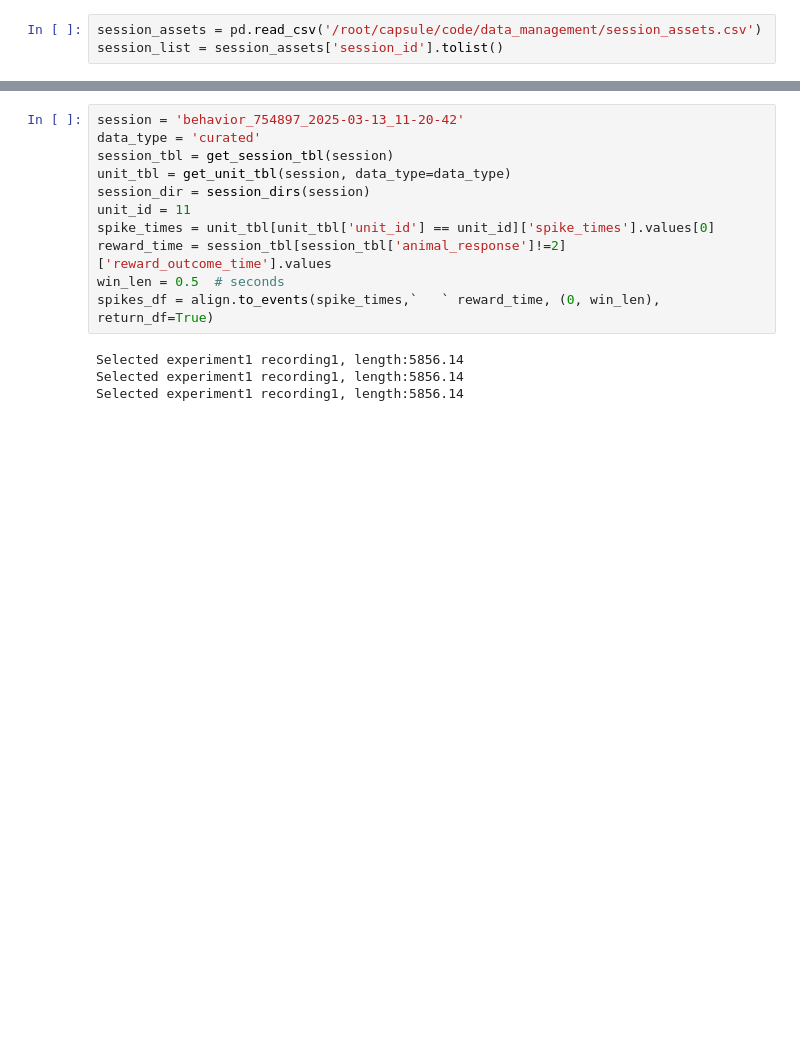
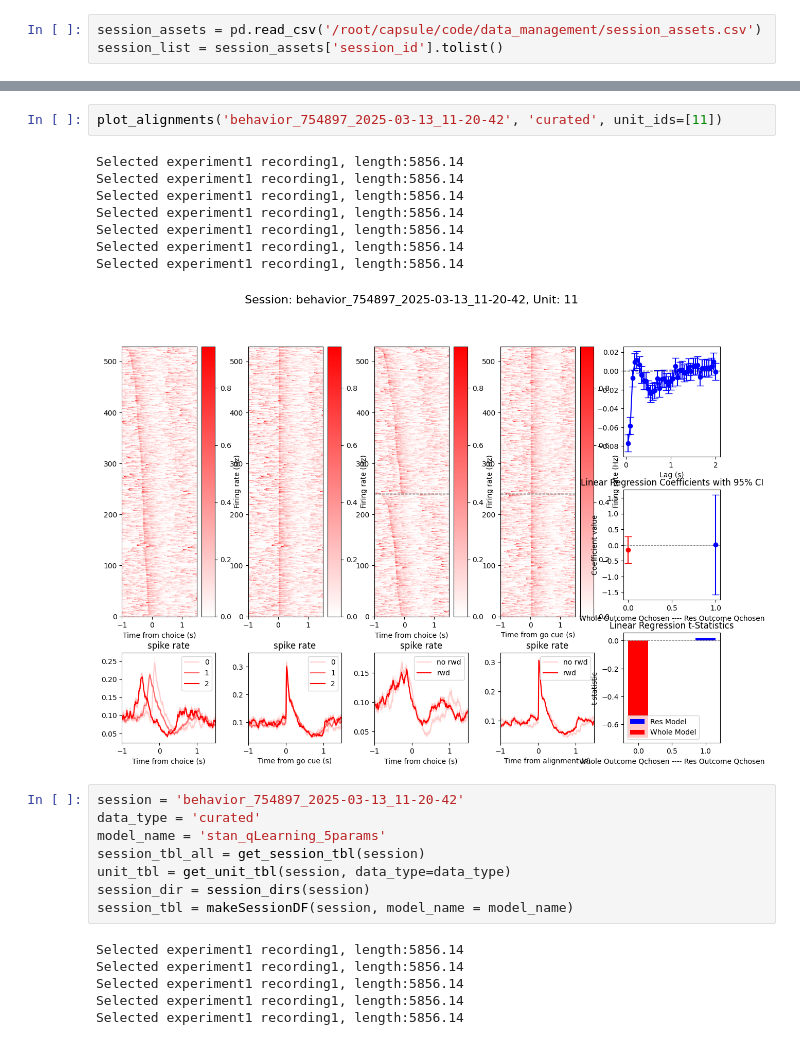
Before and after one commit to AllenNeuralDynamics/aind-beh-ephys-analysis, a Jupyter notebook: code/beh_ephys_analysis/infer_spike_rate.ipynb, the cells around one changed output, grey strips where cells are left out. Cells and saved outputs as stored; diff of their text form; blank space fills up the shorter version.

```diff
--- a/code/beh_ephys_analysis/infer_spike_rate.ipynb
+++ b/code/beh_ephys_analysis/infer_spike_rate.ipynb
@@ -82,16 +82,26 @@ Starting behavior_751181_2025-02-25_12-12-35
 ... (88 outputs left out)
+# %%
+plot_alignments('behavior_754897_2025-03-13_11-20-42', 'curated', unit_ids=[11])
+# %% [output]
+Selected experiment1 recording1, length:5856.14
+Selected experiment1 recording1, length:5856.14
+Selected experiment1 recording1, length:5856.14
+Selected experiment1 recording1, length:5856.14
+Selected experiment1 recording1, length:5856.14
+Selected experiment1 recording1, length:5856.14
+Selected experiment1 recording1, length:5856.14
+[figure, added]
 # %%
 session = 'behavior_754897_2025-03-13_11-20-42'
 data_type = 'curated'
-session_tbl = get_session_tbl(session)
+model_name = 'stan_qLearning_5params'
+session_tbl_all = get_session_tbl(session)
 unit_tbl = get_unit_tbl(session, data_type=data_type)
 session_dir = session_dirs(session)
-unit_id = 11
-spike_times = unit_tbl[unit_tbl['unit_id'] == unit_id]['spike_times'].values[0]
-reward_time = session_tbl[session_tbl['animal_response']!=2]['reward_outcome_time'].values
-win_len = 0.5  # seconds
-spikes_df = align.to_events(spike_times,`   ` reward_time, (0, win_len), return_df=True)
+session_tbl = makeSessionDF(session, model_name = model_name)
 # %% [output]
 Selected experiment1 recording1, length:5856.14
 Selected experiment1 recording1, length:5856.14
 Selected experiment1 recording1, length:5856.14
+Selected experiment1 recording1, length:5856.14
+Selected experiment1 recording1, length:5856.14
```
Also changed, not shown: parts of 12 cells of this notebook, 3 other files.
